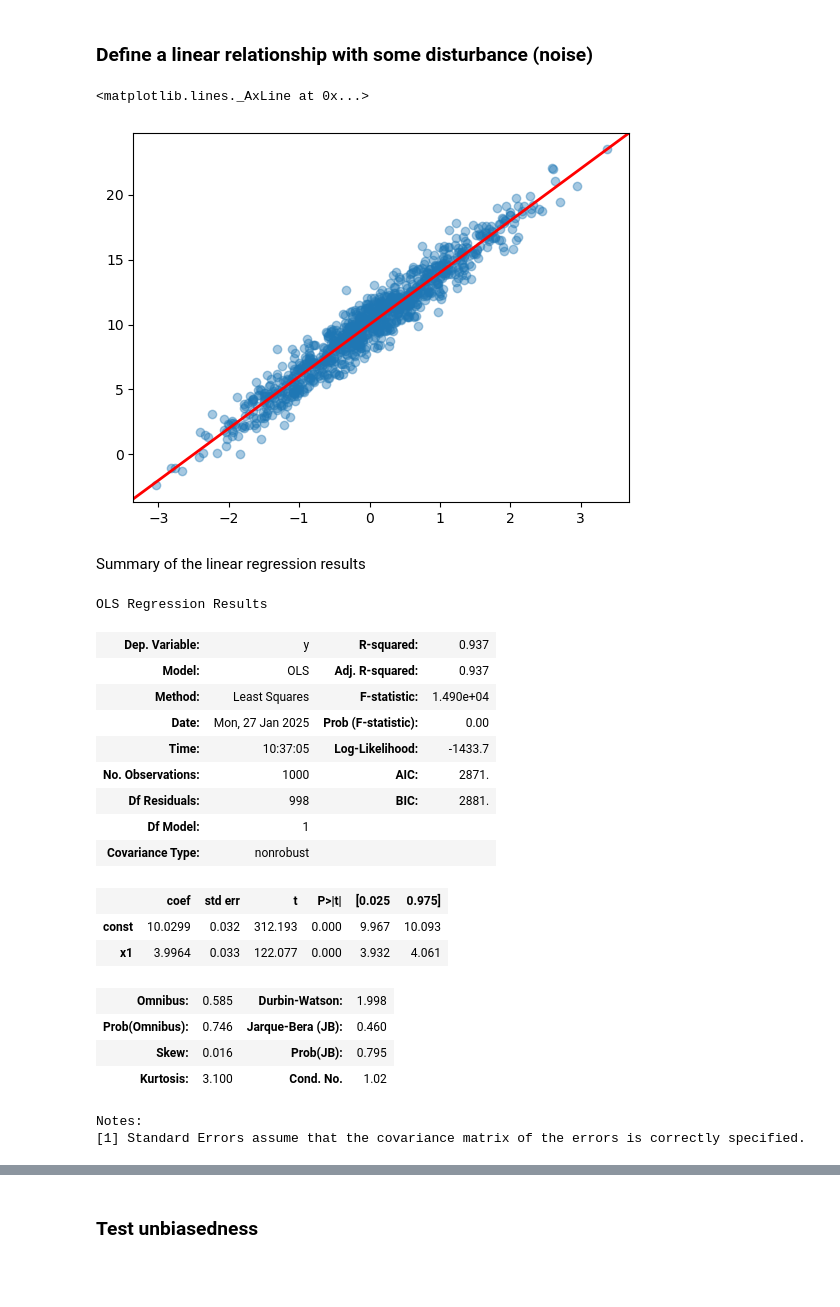
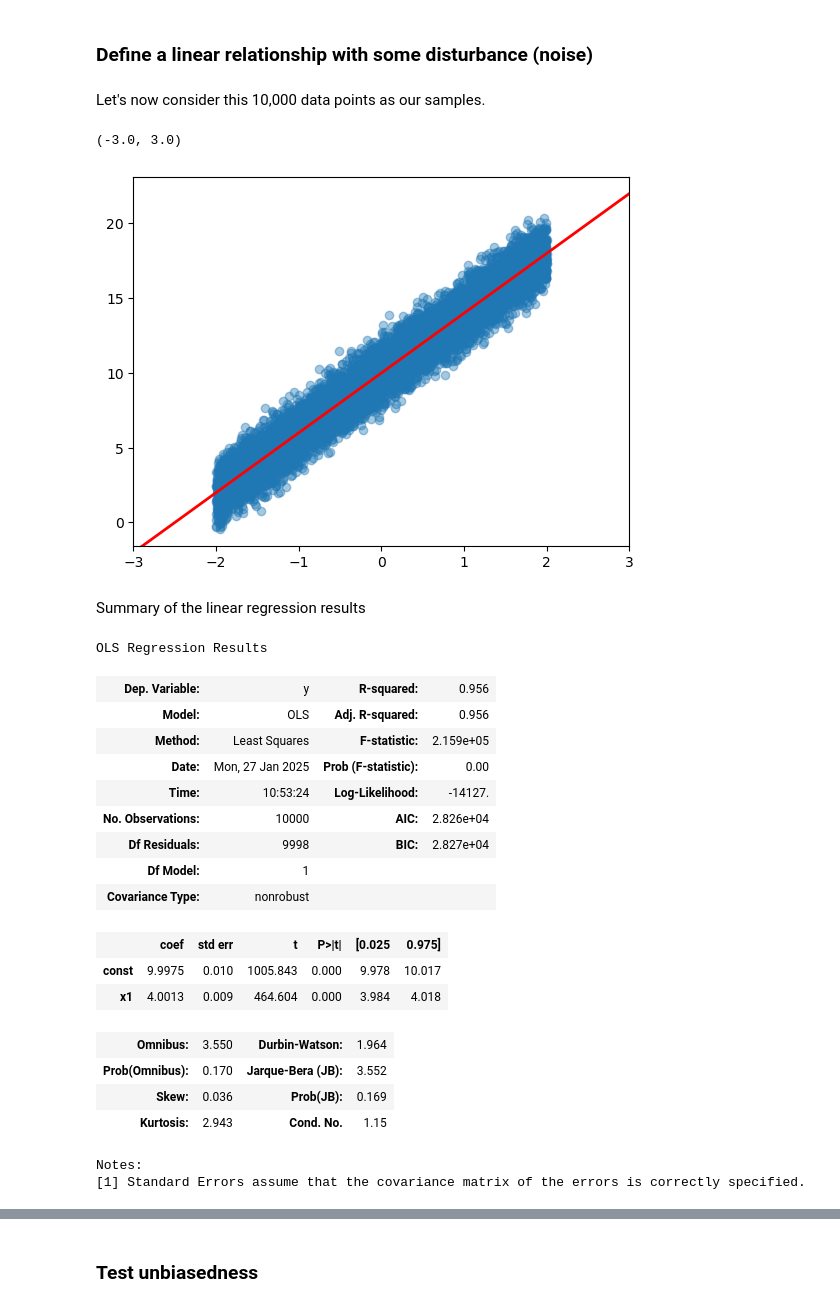
Before and after one commit to Ziqi-Li/GIS5122, a Jupyter notebook: notebooks/W03 Linear Regression unbiased coefficient and confidence interval.ipynb, the cells around one changed output, grey strips where cells are left out. Drawn from its saved outputs; the diff is of its cells as text; code cells hidden in the pictures; blank space fills up the shorter version.

```diff
--- a/notebooks/W03 Linear Regression unbiased coefficient and confidence interval.ipynb
+++ b/notebooks/W03 Linear Regression unbiased coefficient and confidence interval.ipynb
@@ -15,21 +15,25 @@ import pandas as pd
 import statsmodels.api as sm
 # %%
 #Randomly draw X and error from a standard normal distribution
-x = np.random.randn(1000) # ~ N(0,1)
-e = np.random.randn(1000) # ~ N(0,1)
+np.random.seed(111)
+x = np.random.uniform(-2,2,size=10000) # ~ U(-2,2)
+e = np.random.randn(10000) # ~ N(0,1)
 # %% [markdown]
 ### Define a linear relationship with some disturbance (noise)
 # %%
 #b0 = 10
 #b1 = 4
 y = 10 + 4*x + e
+# %% [markdown]
+Let's now consider this 10,000 data points as our samples.
 # %%
 plt.scatter(x,y,alpha=0.4)
 
 plt.axline((0, 10), (3, 22), linewidth=2, color='r')
+plt.xlim(-3,3)
 # %% [output]
-<matplotlib.lines._AxLine at 0x...>
+(-3.0, 3.0)
-[figure, old version]
+[figure, new version]
 # %%
 x_cons = sm.add_constant(x)
 
@@ -40,22 +44,22 @@ Summary of the linear regression results
 model.summary()
 # %% [output]
 OLS Regression Results
-| Dep. Variable: | y | R-squared: | 0.937 |
-| Model: | OLS | Adj. R-squared: | 0.937 |
-| Method: | Least Squares | F-statistic: | 1.490e+04 |
+| Dep. Variable: | y | R-squared: | 0.956 |
+| Model: | OLS | Adj. R-squared: | 0.956 |
+| Method: | Least Squares | F-statistic: | 2.159e+05 |
 | Date: | Mon, 27 Jan 2025 | Prob (F-statistic): | 0.00 |
-| Time: | 10:37:05 | Log-Likelihood: | -1433.7 |
-| No. Observations: | 1000 | AIC: | 2871. |
-| Df Residuals: | 998 | BIC: | 2881. |
+| Time: | 10:53:24 | Log-Likelihood: | -14127. |
+| No. Observations: | 10000 | AIC: | 2.826e+04 |
+| Df Residuals: | 9998 | BIC: | 2.827e+04 |
 | Df Model: | 1 |  |  |
 | Covariance Type: | nonrobust |  |  |
 |  | coef | std err | t | P>|t| | [0.025 | 0.975] |
-| const | 10.0299 | 0.032 | 312.193 | 0.000 | 9.967 | 10.093 |
-| x1 | 3.9964 | 0.033 | 122.077 | 0.000 | 3.932 | 4.061 |
+| const | 9.9975 | 0.010 | 1005.843 | 0.000 | 9.978 | 10.017 |
+| x1 | 4.0013 | 0.009 | 464.604 | 0.000 | 3.984 | 4.018 |
-| Omnibus: | 0.585 | Durbin-Watson: | 1.998 |
-| Prob(Omnibus): | 0.746 | Jarque-Bera (JB): | 0.460 |
-| Skew: | 0.016 | Prob(JB): | 0.795 |
-| Kurtosis: | 3.100 | Cond. No. | 1.02 |
+| Omnibus: | 3.550 | Durbin-Watson: | 1.964 |
+| Prob(Omnibus): | 0.170 | Jarque-Bera (JB): | 3.552 |
+| Skew: | 0.036 | Prob(JB): | 0.169 |
+| Kurtosis: | 2.943 | Cond. No. | 1.15 |
 Notes:
 [1] Standard Errors assume that the covariance matrix of the errors is correctly specified.
 # %% [markdown]
```
Also changed, not shown: parts of 7 cells of this notebook.
